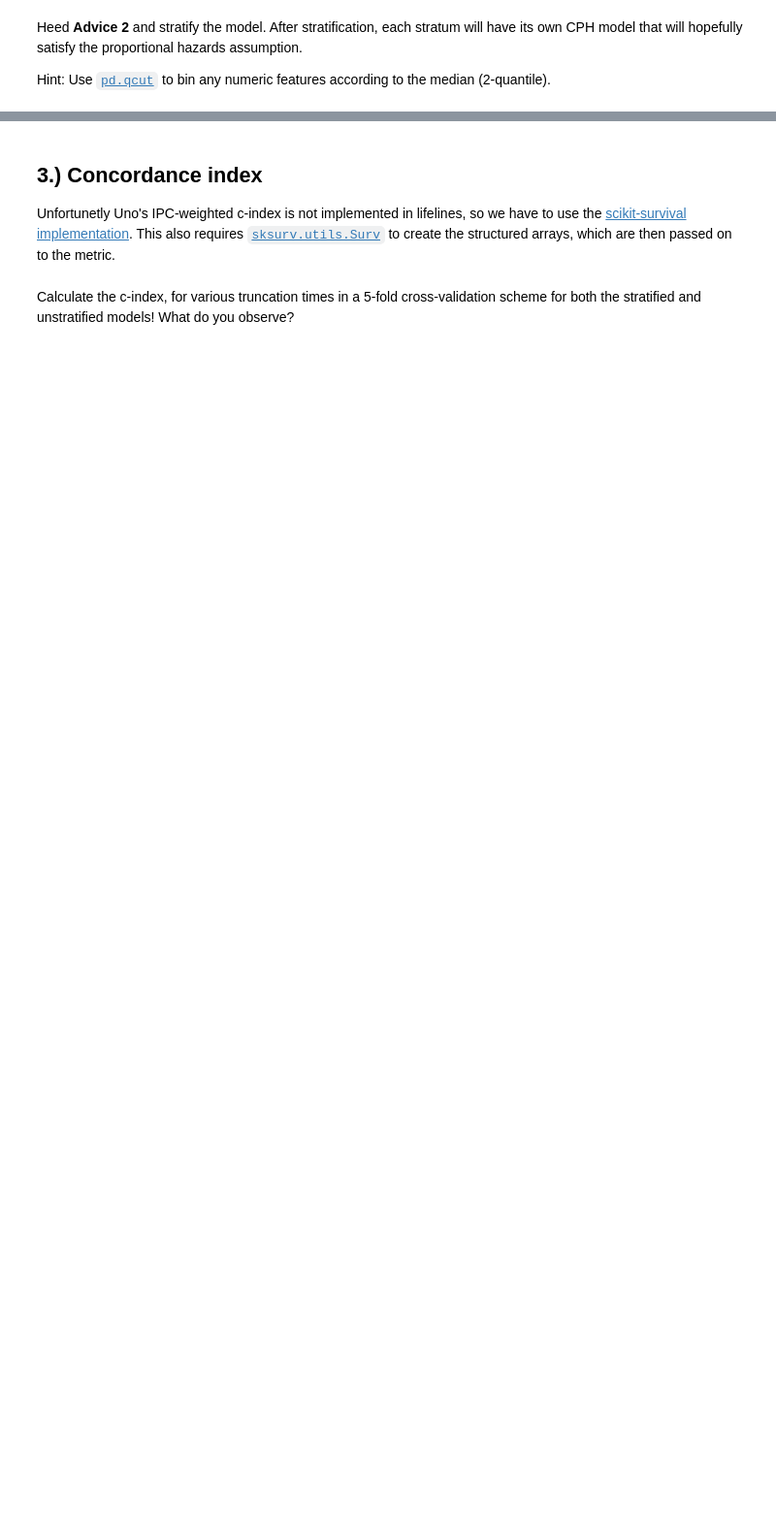
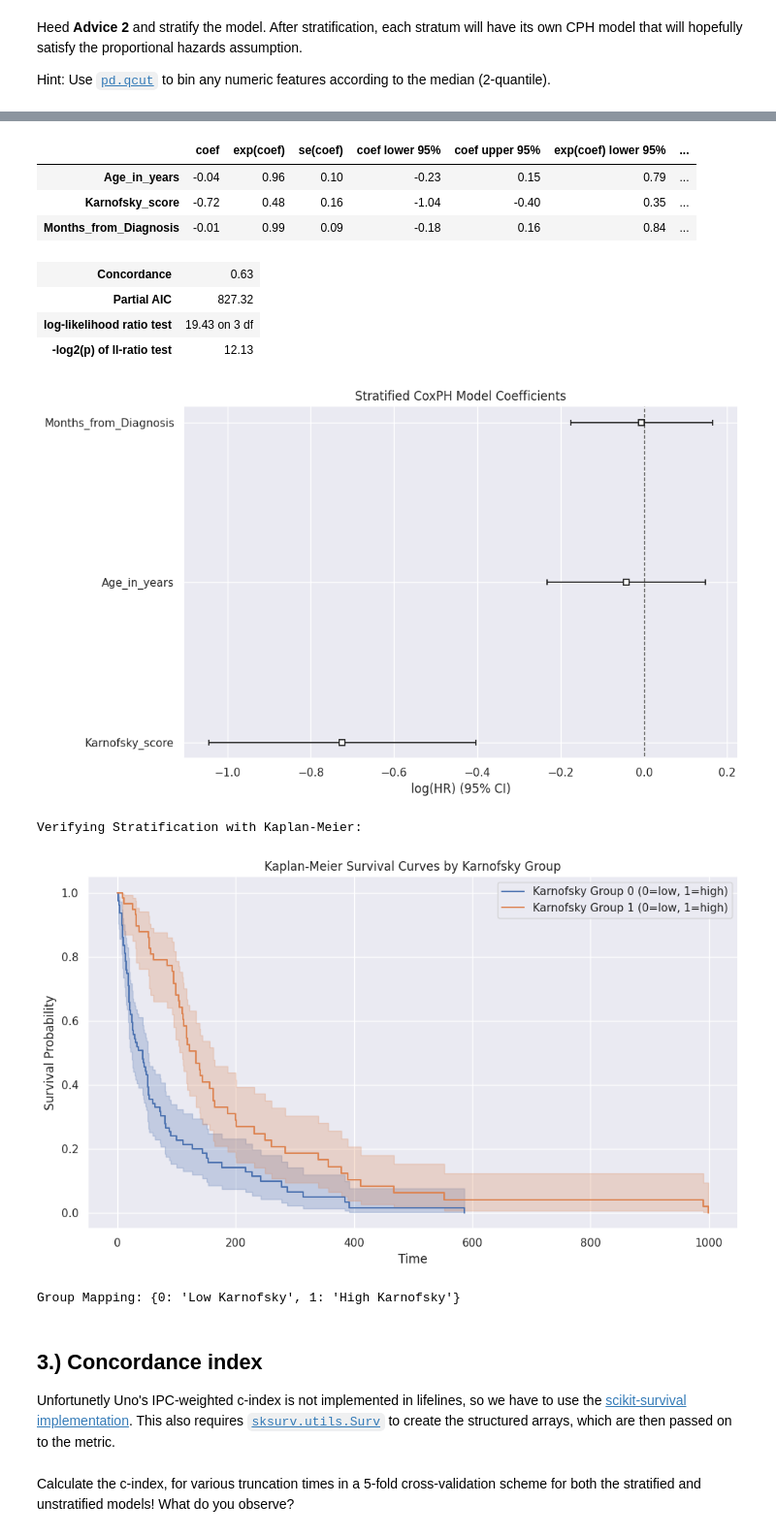
Before and after one commit to TarnaiMark/Advanced-Statistics---Msc---2025, a Jupyter notebook: Előadás 8 - Survival analysis/halstat_survival.ipynb, the cells around one changed output, grey strips where cells are left out. Shown at 97% size. Drawn from its saved outputs; the diff is of its cells as text; code cells hidden in the pictures; blank space fills up the shorter version.

```diff
--- a/Előadás 8 - Survival analysis/halstat_survival.ipynb
+++ b/Előadás 8 - Survival analysis/halstat_survival.ipynb
@@ -279,3 +292,62 @@ below.
 Heed **Advice 2** and stratify the model. After stratification, each stratum will have its own CPH model that will hopefully satisfy the proportional hazards assumption.
 
 Hint: Use [`pd.qcut`](https://pandas.pydata.org/docs/reference/api/pandas.qcut.html) to bin any numeric features according to the median (2-quantile).
+# %%
+import pandas as pd
+import numpy as np
+from lifelines import CoxPHFitter, KaplanMeierFitter
+import matplotlib.pyplot as plt
+
+# 1. Create stratified groups (median split with numeric codes)
+df_scaled_sep = df_scaled.copy()
+df_scaled_sep['karnofsky_group'] = pd.qcut(
+    df['Karnofsky_score'],
+    q=2,
+    labels=[0, 1]  # Using numeric codes instead of strings
+)
+
+# 2. Fit stratified Cox model
+cph_strat = CoxPHFitter()
+cph_strat.fit(
+    df_scaled_sep,
+    duration_col='survival_time',
+    event_col='censoring_status',
+    strata=['karnofsky_group']  # Stratify by the numeric group
+)
+
+# 3. Print model summary
+print("Stratified Cox Model Summary:")
+cph_strat.print_summary()
+
+# 4. Plot coefficients
+plt.figure(figsize=(10, 6))
+cph_strat.plot()
+plt.title("Stratified CoxPH Model Coefficients")
+plt.tight_layout()
+plt.show()
+
+# 5. Verify stratification with Kaplan-Meier plots
+print("\nVerifying Stratification with Kaplan-Meier:")
+plt.figure(figsize=(10, 6))
+kmf = KaplanMeierFitter()
+
+for group in [0, 1]:
+    mask = df_scaled_sep['karnofsky_group'] == group
+    kmf.fit(
+        durations=df_scaled[mask]['survival_time'],
+        event_observed=df_scaled[mask]['censoring_status'],
+        label=f"Karnofsky Group {group} (0=low, 1=high)"
+    )
+    kmf.plot_survival_function()
+
+plt.title("Kaplan-Meier Survival Curves by Karnofsky Group")
+plt.xlabel("Time")
+plt.ylabel("Survival Probability")
+plt.grid(True)
+plt.tight_layout()
+plt.show()
+
+# Optional: Add interpretation mapping
+group_mapping = {0: "Low Karnofsky", 1: "High Karnofsky"}
+print(f"\nGroup Mapping: {group_mapping}")
+# %% [output]
@@ -282,3 +364,15 @@ Hint: Use [`pd.qcut`](https://pandas.pydata.org/docs/reference/api/pandas.qcut.h
+|  | coef | exp(coef) | se(coef) | coef lower 95% | coef upper 95% | exp(coef) lower 95% | ... |
+| Age_in_years | -0.04 | 0.96 | 0.10 | -0.23 | 0.15 | 0.79 | ... |
+| Karnofsky_score | -0.72 | 0.48 | 0.16 | -1.04 | -0.40 | 0.35 | ... |
+| Months_from_Diagnosis | -0.01 | 0.99 | 0.09 | -0.18 | 0.16 | 0.84 | ... |
+| Concordance | 0.63 |
+| Partial AIC | 827.32 |
+| log-likelihood ratio test | 19.43 on 3 df |
+| -log2(p) of ll-ratio test | 12.13 |
+[figure, added]
+Verifying Stratification with Kaplan-Meier:
+[figure, added]
+Group Mapping: {0: 'Low Karnofsky', 1: 'High Karnofsky'}
 # %% [markdown]
 ## 3.) Concordance index
 Unfortunetly Uno's IPC-weighted c-index is not implemented in lifelines, so we have to use the [scikit-survival implementation](https://scikit-survival.readthedocs.io/en/stable/api/generated/sksurv.metrics.concordance_index_ipcw.html). This also requires [`sksurv.utils.Surv`](https://scikit-survival.readthedocs.io/en/stable/api/generated/sksurv.util.Surv.html) to create the structured arrays, which are then passed on to the metric.
```
Also changed, not shown: parts of 10 cells of this notebook, 1 other file.
